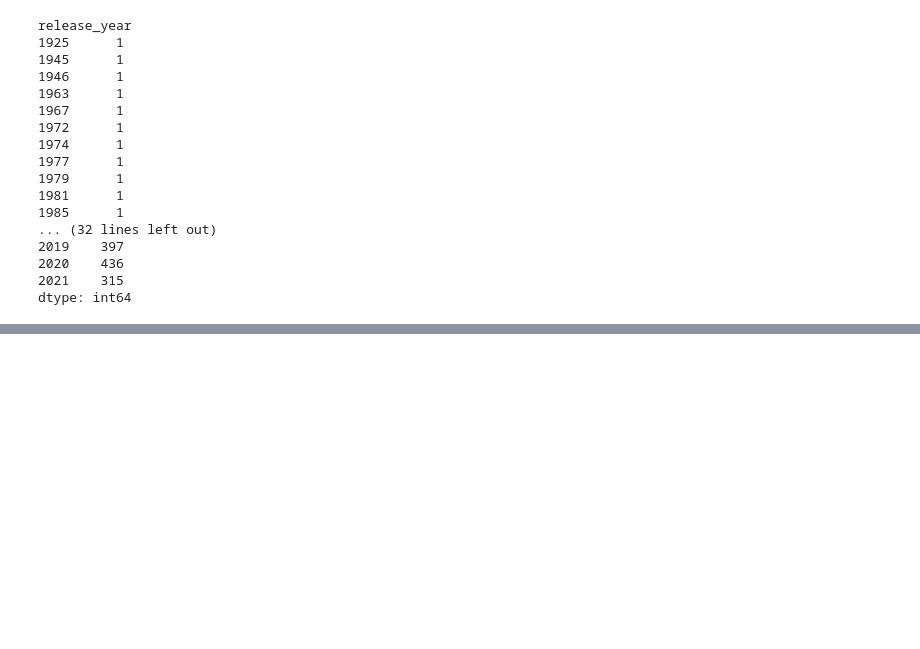
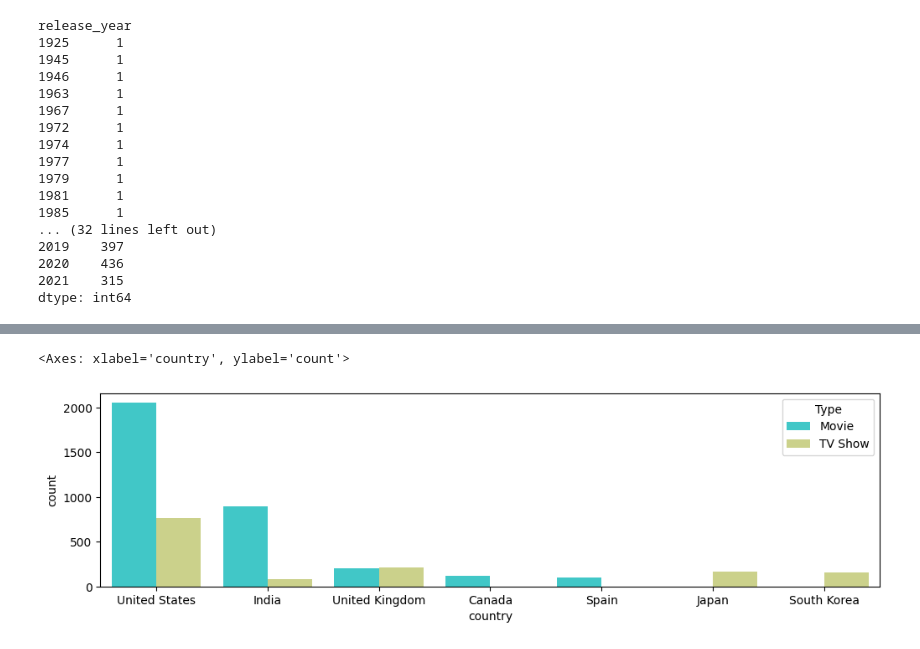
Before and after one commit to parag0811/pandas-practice-netflix-dataset, a Jupyter notebook: notebooks/advance.ipynb, the cells around one changed output, grey strips where cells are left out. Saved outputs shown, nothing was run; the diff lists cells and outputs as text; code cells hidden in the pictures; blank space fills up the shorter version.

```diff
--- a/notebooks/advance.ipynb
+++ b/notebooks/advance.ipynb
@@ -119,0 +170,21 @@ dtype: int64
+# %%
+# Stacked bar chart of top 5 countries
+movies = df[df['type'] == 'Movie']
+tvshow = df[df['type'] == 'TV Show']
+topcountriesmovie = movies['country'].value_counts().head(5).reset_index(name = 'count')
+topcountriesshow = tvshow['country'].value_counts().head(5).reset_index(name = 'count')
+
+topcountriesmovie.columns = ['country', 'count']
+topcountriesshow.columns = ['country', 'count']
+
+topcountriesmovie['Type'] = 'Movie'
+topcountriesshow['Type'] = 'TV Show'
+
+combined = pd.concat([topcountriesmovie, topcountriesshow])
+combined
+
+plt.figure(figsize=(12,3))
+sns.barplot(x = 'country', y='count', hue='Type', data=combined, palette='rainbow')
+# %% [output]
+<Axes: xlabel='country', ylabel='count'>
+[figure, added]
```
Also changed, not shown: parts of 6 cells of this notebook, 1 other file.
